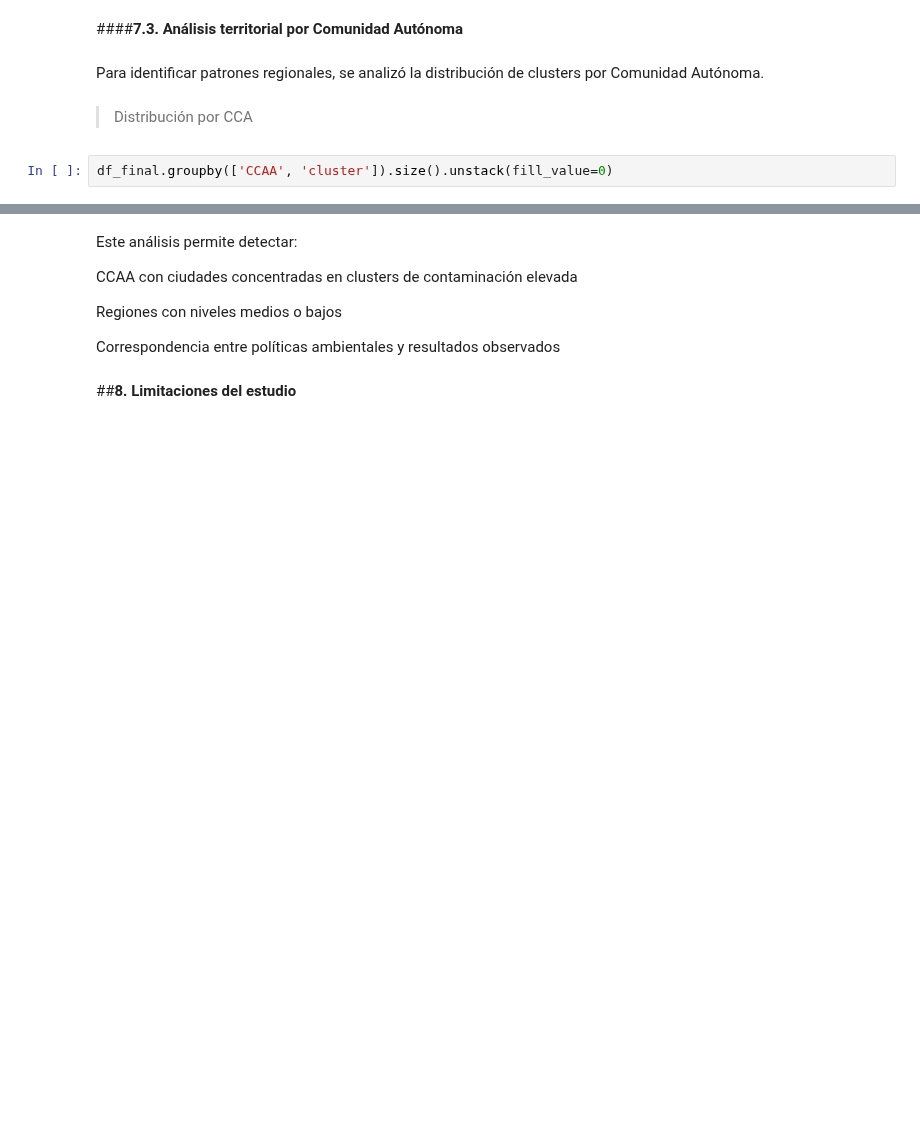
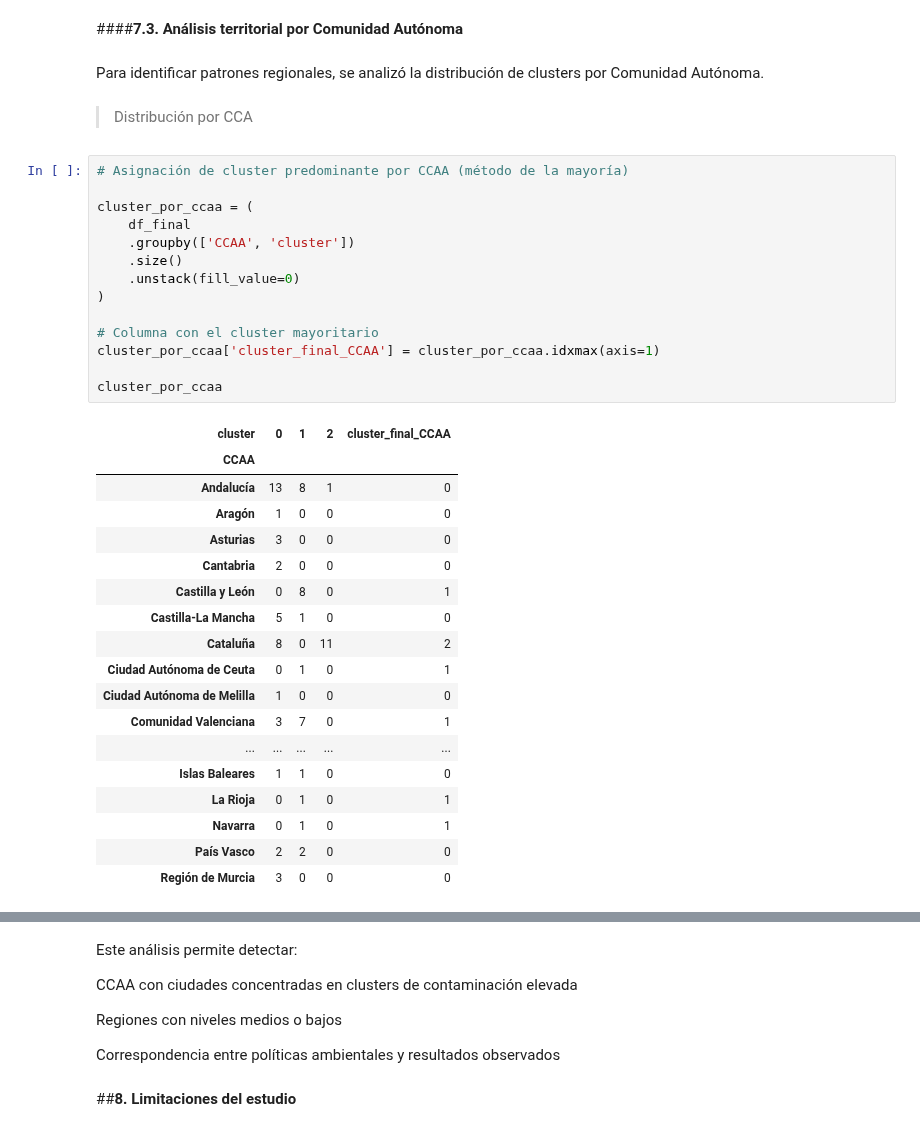
Before and after one commit to angulorojasmariaclaudia-coder/TRABAJO-FINAL-TECNICAS-DE-CIENCIAS-DE-DATOS, a Jupyter notebook: Informe_Final.ipynb, the cells around one changed output, grey strips where cells are left out. Saved outputs shown, nothing was run; the diff lists cells and outputs as text; blank space fills up the shorter version.

```diff
--- a/Informe_Final.ipynb
+++ b/Informe_Final.ipynb
@@ -757,5 +741,36 @@ Para identificar patrones regionales, se analizó la distribución de clusters p
 
 
 > Distribución por CCA
-# %%
-df_final.groupby(['CCAA', 'cluster']).size().unstack(fill_value=0)
+# %%
+# Asignación de cluster predominante por CCAA (método de la mayoría)
+
+cluster_por_ccaa = (
+    df_final
+    .groupby(['CCAA', 'cluster'])
+    .size()
+    .unstack(fill_value=0)
+)
+
+# Columna con el cluster mayoritario
+cluster_por_ccaa['cluster_final_CCAA'] = cluster_por_ccaa.idxmax(axis=1)
+
+cluster_por_ccaa
+# %% [output]
+| cluster | 0 | 1 | 2 | cluster_final_CCAA |
+| CCAA |  |  |  |  |
+| Andalucía | 13 | 8 | 1 | 0 |
+| Aragón | 1 | 0 | 0 | 0 |
+| Asturias | 3 | 0 | 0 | 0 |
+| Cantabria | 2 | 0 | 0 | 0 |
+| Castilla y León | 0 | 8 | 0 | 1 |
+| Castilla-La Mancha | 5 | 1 | 0 | 0 |
+| Cataluña | 8 | 0 | 11 | 2 |
+| Ciudad Autónoma de Ceuta | 0 | 1 | 0 | 1 |
+| Ciudad Autónoma de Melilla | 1 | 0 | 0 | 0 |
+| Comunidad Valenciana | 3 | 7 | 0 | 1 |
+| ... | ... | ... | ... | ... |
+| Islas Baleares | 1 | 1 | 0 | 0 |
+| La Rioja | 0 | 1 | 0 | 1 |
+| Navarra | 0 | 1 | 0 | 1 |
+| País Vasco | 2 | 2 | 0 | 0 |
+| Región de Murcia | 3 | 0 | 0 | 0 |
```
Also changed, not shown: parts of 7 cells of this notebook.
